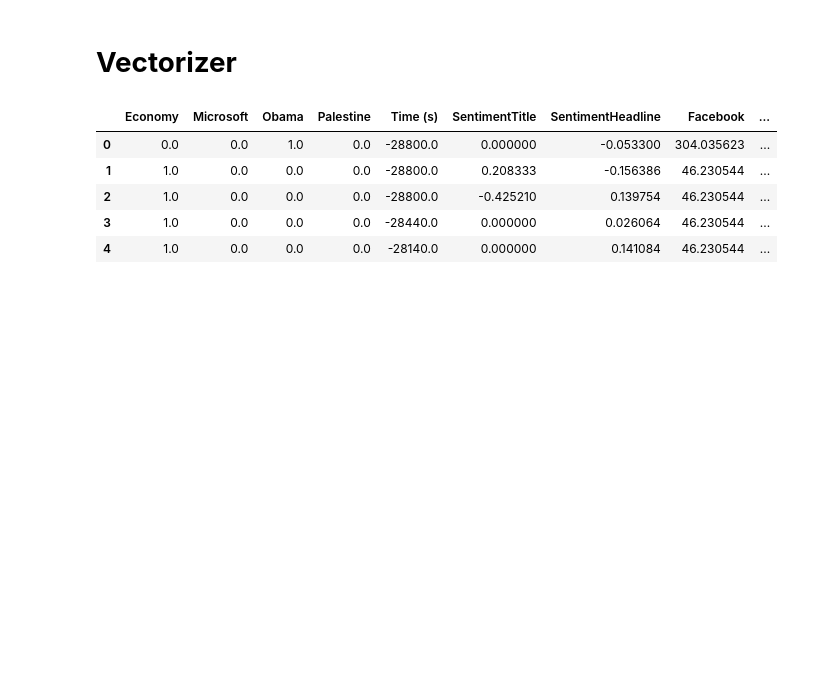
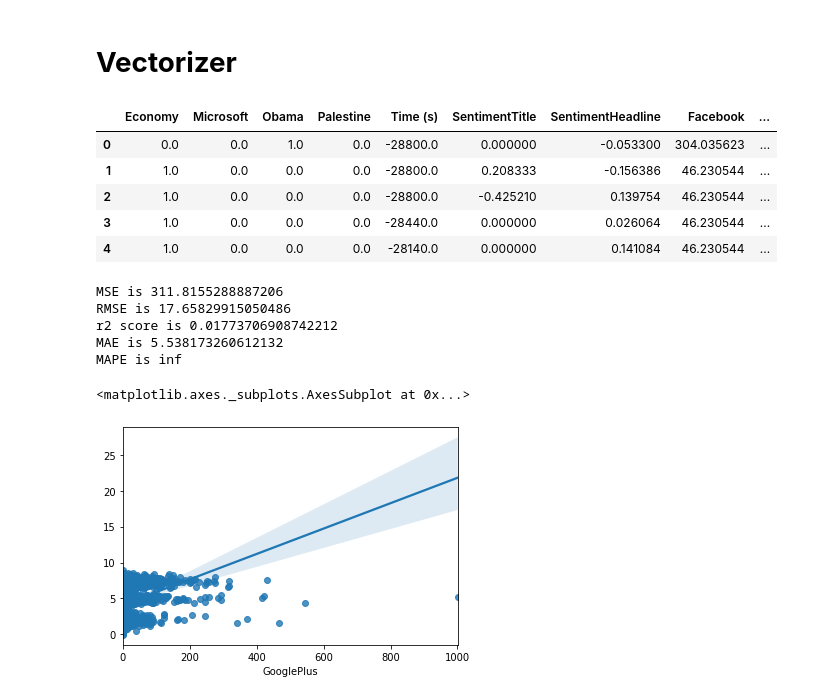
Before and after one commit to chinu1997/Capstone3-Team3, a Jupyter notebook: Chinmaya_Devprasad_team_4_of_News_Popularity_Prediction_in_Social_Media_Capstone_Project.ipynb, the cells around one changed output. Drawn from its saved outputs; the diff is of its cells as text; code cells hidden in the pictures; blank space fills up the shorter version.

```diff
--- a/Chinmaya_Devprasad_team_4_of_News_Popularity_Prediction_in_Social_Media_Capstone_Project.ipynb
+++ b/Chinmaya_Devprasad_team_4_of_News_Popularity_Prediction_in_Social_Media_Capstone_Project.ipynb
@@ -551,3 +757,25 @@ data.head()
 | 2 | 1.0 | 0.0 | 0.0 | 0.0 | -28800.0 | -0.425210 | 0.139754 | 46.230544 | ... |
 | 3 | 1.0 | 0.0 | 0.0 | 0.0 | -28440.0 | 0.000000 | 0.026064 | 46.230544 | ... |
 | 4 | 1.0 | 0.0 | 0.0 | 0.0 | -28140.0 | 0.000000 | 0.141084 | 46.230544 | ... |
+# %%
+x = garbage.drop(labels=['Facebook','GooglePlus','LinkedIn'],axis=1)
+y=garbage['GooglePlus']
+# %%
+x_train, x_test, y_train, y_test = train_test_split(x,y,test_size=.25,random_state=1)
+# %%
+model=LinearRegression().fit(x_train,y_train)
+# %%
+y_preds=model.predict(x_test)
+# %%
+print_metrics(y_test,y_preds)
+# %% [output]
+MSE is 311.8155288887206
+RMSE is 17.65829915050486
+r2 score is 0.01773706908742212
+MAE is 5.538173260612132
+MAPE is inf
+# %%
+sns.regplot(y_test,y_preds)
+# %% [output]
+<matplotlib.axes._subplots.AxesSubplot at 0x...>
+[figure, added]
```
Also changed, not shown: parts of 46 cells of this notebook.
